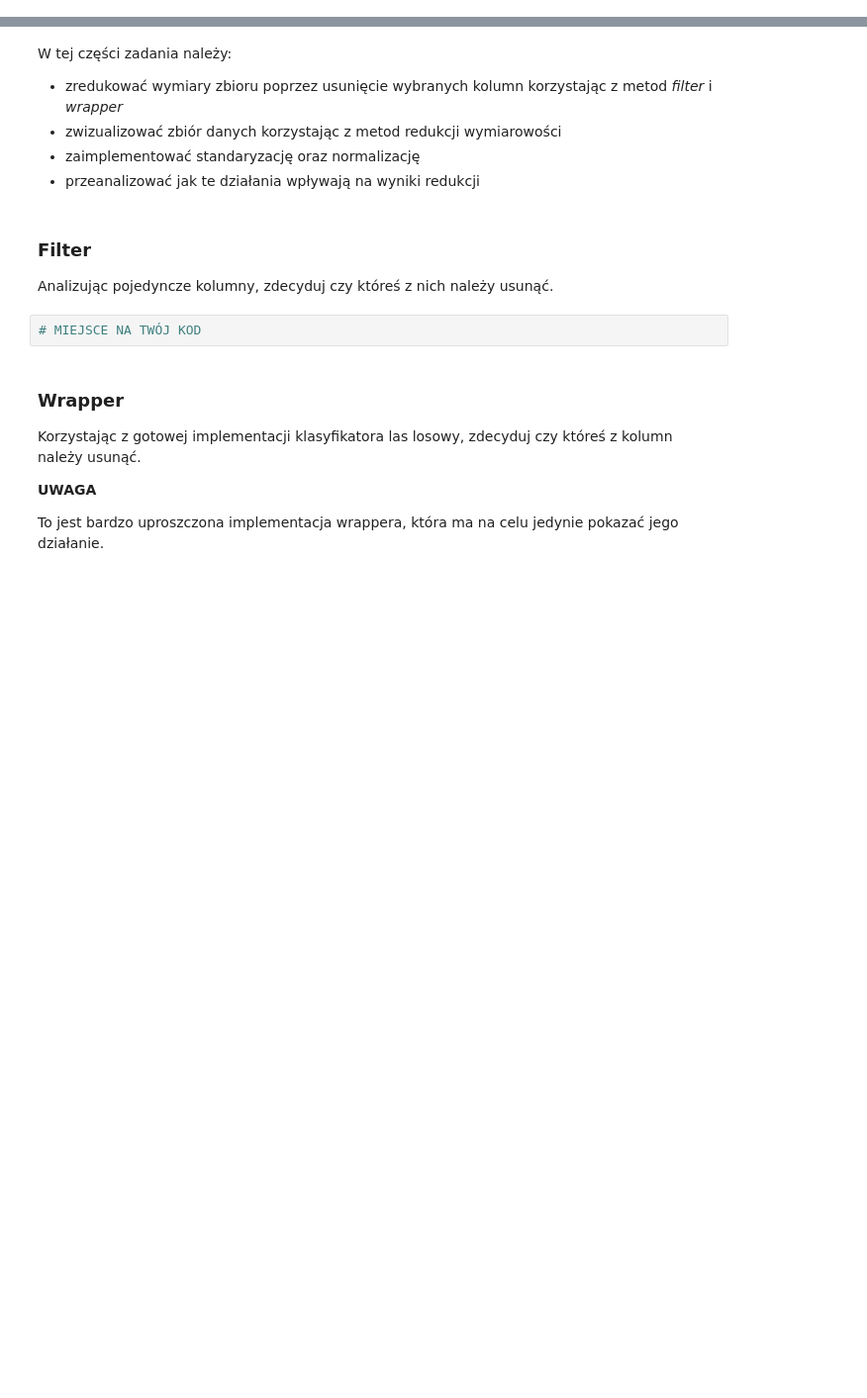
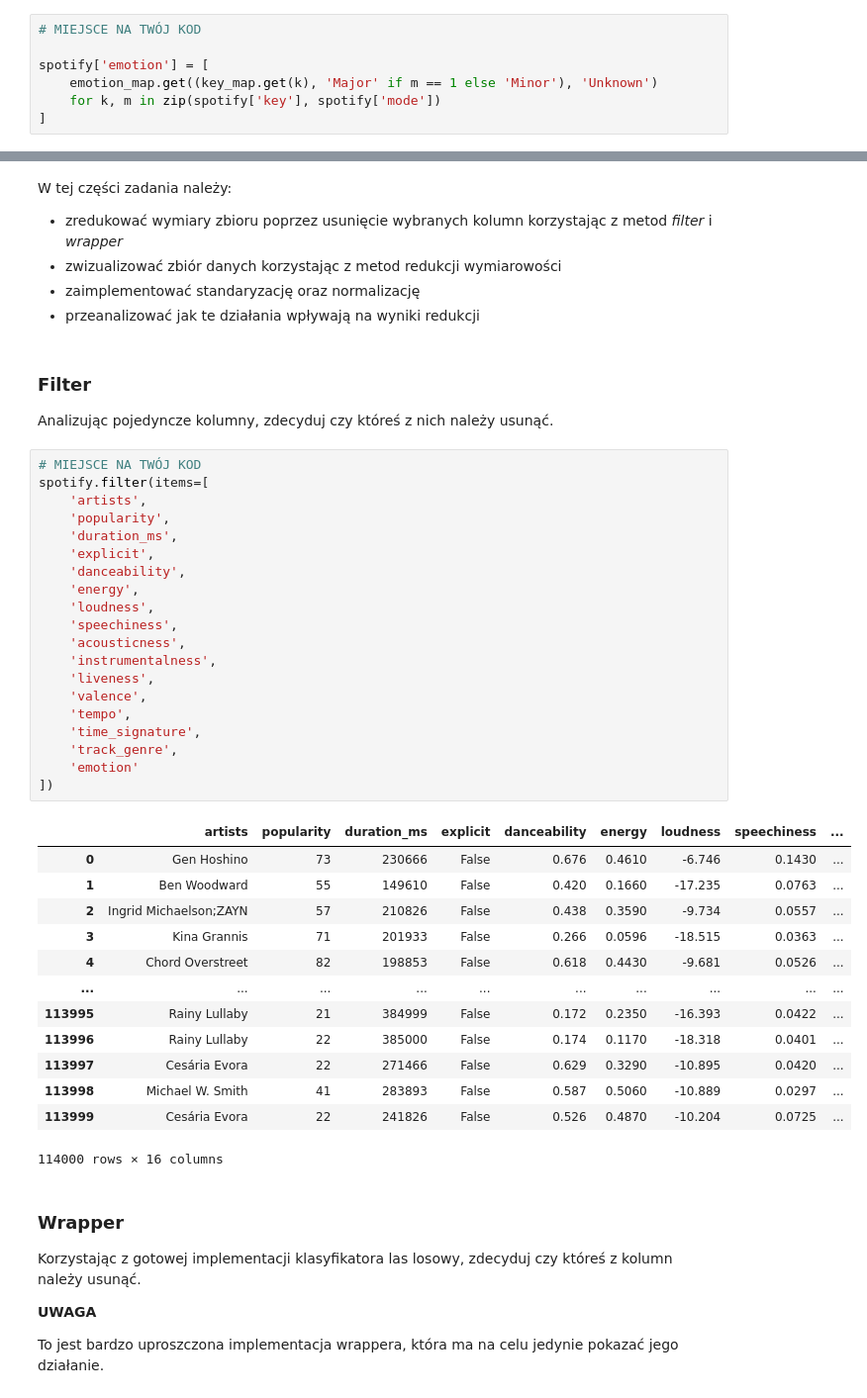
Before and after one commit to Zajecia-na-PWr-LR/lista-2-290czeslaw, a Jupyter notebook: UczenieMaszynowe_25_26_Lista2.ipynb, the cells around one changed output, grey strips where cells are left out. Shown at 99% size. Drawn from its saved outputs; the diff is of its cells as text; blank space fills up the shorter version.

```diff
--- a/UczenieMaszynowe_25_26_Lista2.ipynb
+++ b/UczenieMaszynowe_25_26_Lista2.ipynb
@@ -215,3 +322,10 @@ emotion_map = {
+# %%
+# MIEJSCE NA TWÓJ KOD
+
+spotify['emotion'] = [
+    emotion_map.get((key_map.get(k), 'Major' if m == 1 else 'Minor'), 'Unknown')
+    for k, m in zip(spotify['key'], spotify['mode'])
+]
 # %% [markdown]
 ## Redukcja wymiarowości
 # %% [markdown]
@@ -223,8 +337,40 @@ W tej części zadania należy:
 # %% [markdown]
 ### Filter
 Analizując pojedyncze kolumny, zdecyduj czy któreś z nich należy usunąć.
-# %%
-# MIEJSCE NA TWÓJ KOD
+# %%
+# MIEJSCE NA TWÓJ KOD
+spotify.filter(items=[
+    'artists',
+    'popularity',
+    'duration_ms',
+    'explicit',
+    'danceability',
+    'energy',
+    'loudness',
+    'speechiness',
+    'acousticness',
+    'instrumentalness',
+    'liveness',
+    'valence',
+    'tempo',
+    'time_signature',
+    'track_genre',
+    'emotion'
+])
+# %% [output]
+|  | artists | popularity | duration_ms | explicit | danceability | energy | loudness | speechiness | ... |
+| 0 | Gen Hoshino | 73 | 230666 | False | 0.676 | 0.4610 | -6.746 | 0.1430 | ... |
+| 1 | Ben Woodward | 55 | 149610 | False | 0.420 | 0.1660 | -17.235 | 0.0763 | ... |
+| 2 | Ingrid Michaelson;ZAYN | 57 | 210826 | False | 0.438 | 0.3590 | -9.734 | 0.0557 | ... |
+| 3 | Kina Grannis | 71 | 201933 | False | 0.266 | 0.0596 | -18.515 | 0.0363 | ... |
+| 4 | Chord Overstreet | 82 | 198853 | False | 0.618 | 0.4430 | -9.681 | 0.0526 | ... |
+| ... | ... | ... | ... | ... | ... | ... | ... | ... | ... |
+| 113995 | Rainy Lullaby | 21 | 384999 | False | 0.172 | 0.2350 | -16.393 | 0.0422 | ... |
+| 113996 | Rainy Lullaby | 22 | 385000 | False | 0.174 | 0.1170 | -18.318 | 0.0401 | ... |
+| 113997 | Cesária Evora | 22 | 271466 | False | 0.629 | 0.3290 | -10.895 | 0.0420 | ... |
+| 113998 | Michael W. Smith | 41 | 283893 | False | 0.587 | 0.5060 | -10.889 | 0.0297 | ... |
+| 113999 | Cesária Evora | 22 | 241826 | False | 0.526 | 0.4870 | -10.204 | 0.0725 | ... |
+114000 rows × 16 columns
 # %% [markdown]
 ### Wrapper
 Korzystając z gotowej implementacji klasyfikatora las losowy, zdecyduj czy któreś z kolumn należy usunąć.
```
Also changed, not shown: parts of 13 cells of this notebook.
